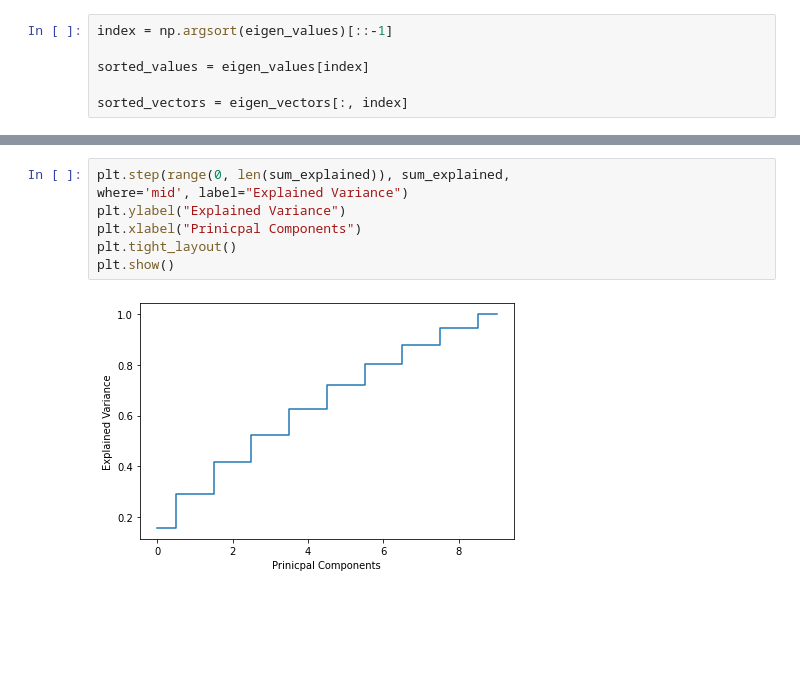
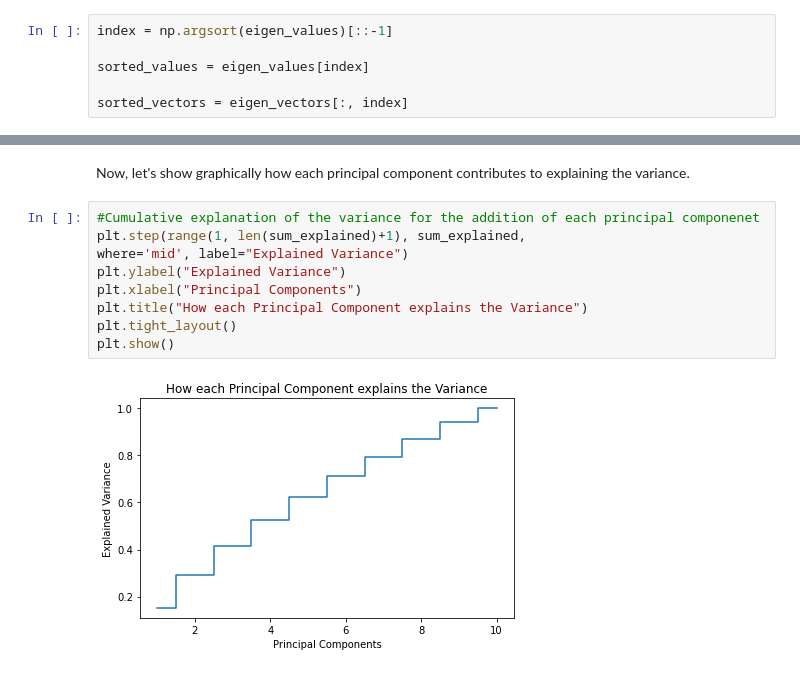
Before and after one commit to af3913/Ferrante_Moreira_Math_Project, a Jupyter notebook: PCA/PCA_Algorithm_v0.1.ipynb, the cells around one changed output, grey strips where cells are left out. Drawn from its saved outputs; the diff is of its cells as text; blank space fills up the shorter version.

```diff
--- a/PCA/PCA_Algorithm_v0.1.ipynb
+++ b/PCA/PCA_Algorithm_v0.1.ipynb
@@ -149,12 +200,16 @@ def number_components(sum_explained, desired_var):
 number_components(sum_explained, .95)
 # %% [output]
 9
+# %% [markdown]
+Now, let's show graphically how each principal component contributes to explaining the variance.
 # %%
-plt.step(range(0, len(sum_explained)), sum_explained,
+#Cumulative explanation of the variance for the addition of each principal componenet
+plt.step(range(1, len(sum_explained)+1), sum_explained,
 where='mid', label="Explained Variance")
 plt.ylabel("Explained Variance")
-plt.xlabel("Prinicpal Components")
+plt.xlabel("Principal Components")
+plt.title("How each Principal Component explains the Variance")
 plt.tight_layout()
 plt.show()
 # %% [output]
-[figure, old version]
+[figure, new version]
```
Also changed, not shown: parts of 33 cells of this notebook.
